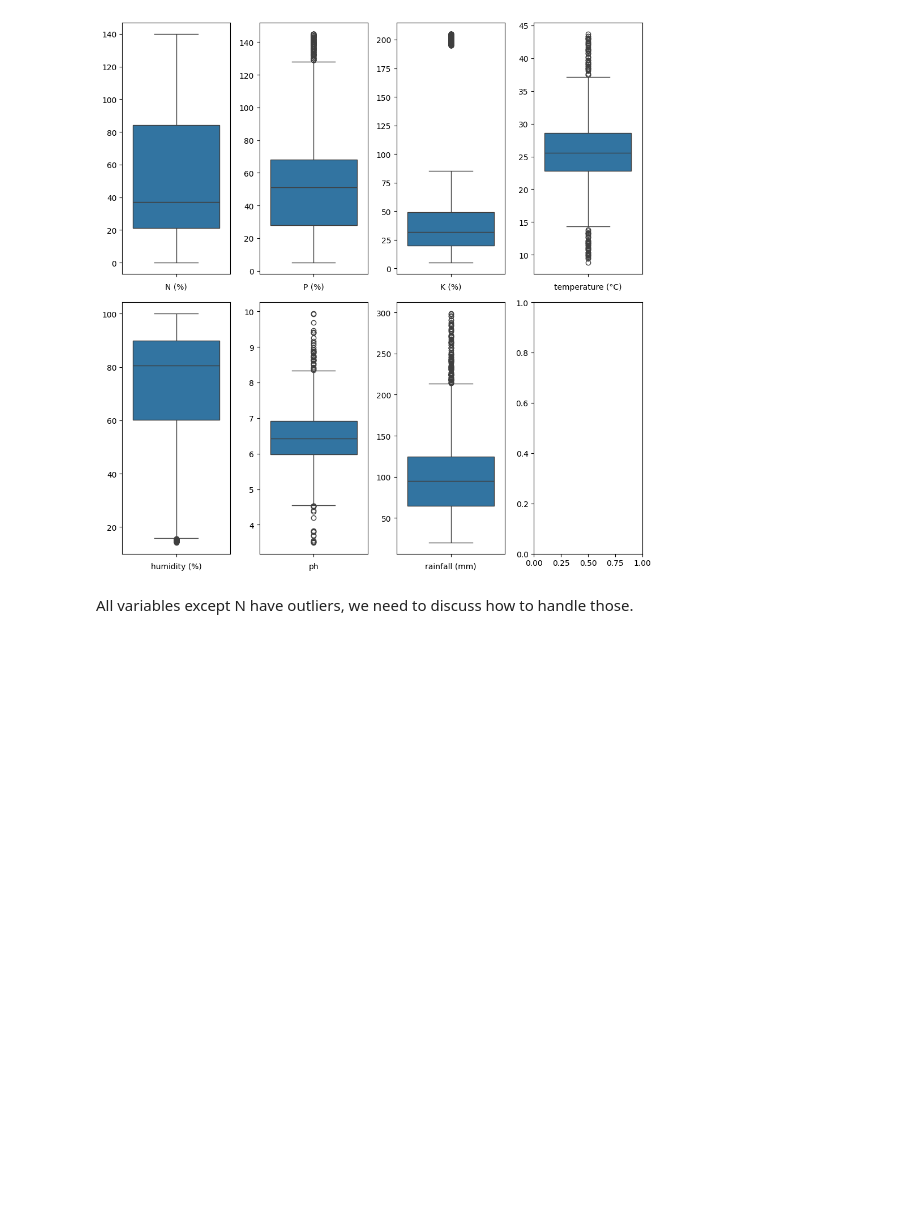
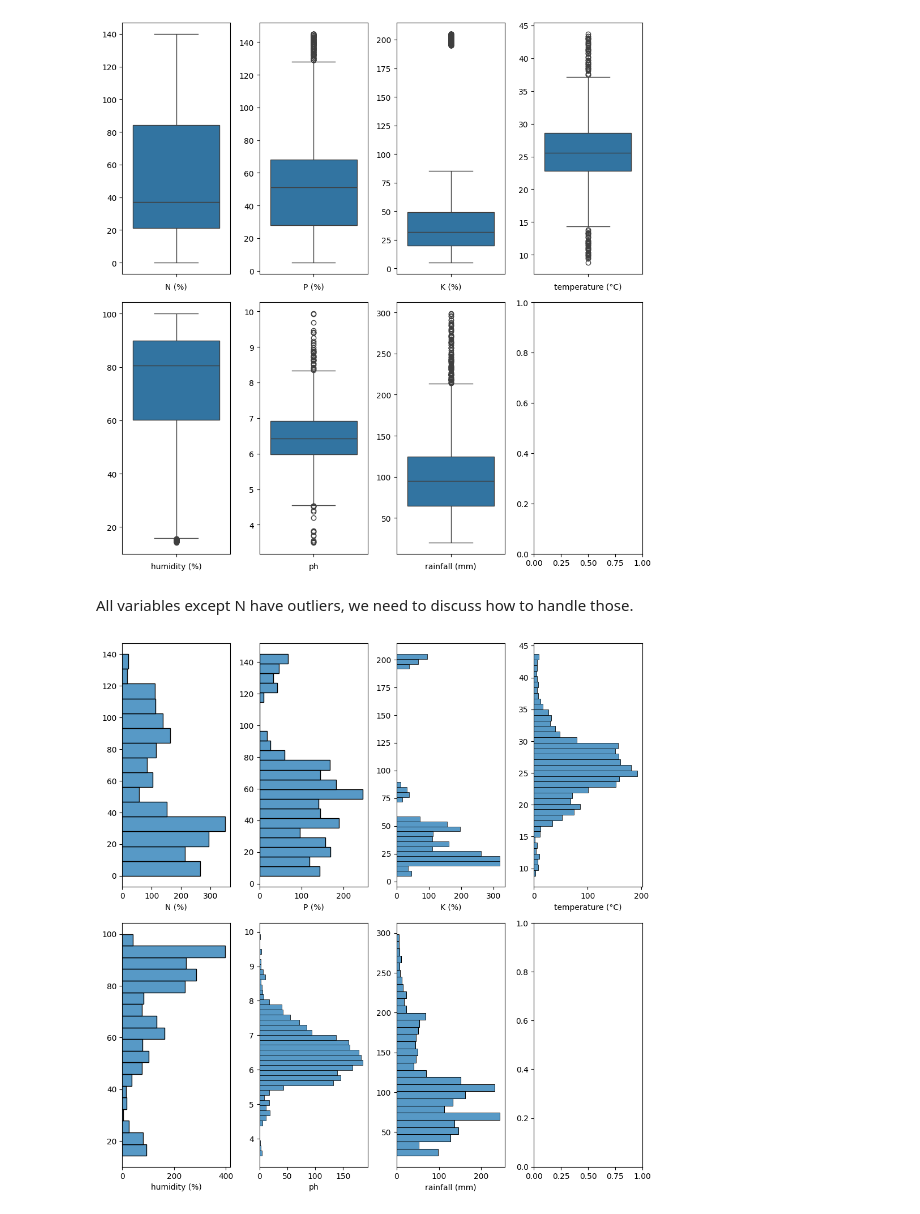
Before and after one commit to shotamuraishi/Project, a Jupyter notebook: code.ipynb, the cells around one changed output. Drawn from its saved outputs; the diff is of its cells as text; code cells hidden in the pictures; blank space fills up the shorter version.

```diff
--- a/code.ipynb
+++ b/code.ipynb
@@ -153,24 +162,26 @@ All variables except N have outliers, we need to discuss how to handle those.
 # %%
 fig, ax = plt.subplots(2, 4, figsize=(10,10), sharex=False)
 
 ax = ax.flatten()
 
 for ax, col in zip(ax, num_cols):
-    sns.boxplot(y=df[col], ax=ax)
+    sns.histplot(y=df[col], ax=ax)
     if col == 'N' or col == 'P' or col == 'K' or col == 'humidity':
         ax.set_xlabel(f"{col} (%)")
     elif col == 'temperature':
         ax.set_xlabel(f"{col} (°C)")
     elif col == 'rainfall':
         ax.set_xlabel(f"{col} (mm)")
     else:
         ax.set_xlabel(col)
 
 
     ax.set_ylabel("")
 
 #for ax in ax[len(num_cols):]:
     #ax.set_visible(False)
 
 plt.tight_layout()
 plt.show()
+# %% [output]
+[figure, added]
```
Also changed, not shown: parts of 10 cells of this notebook.
